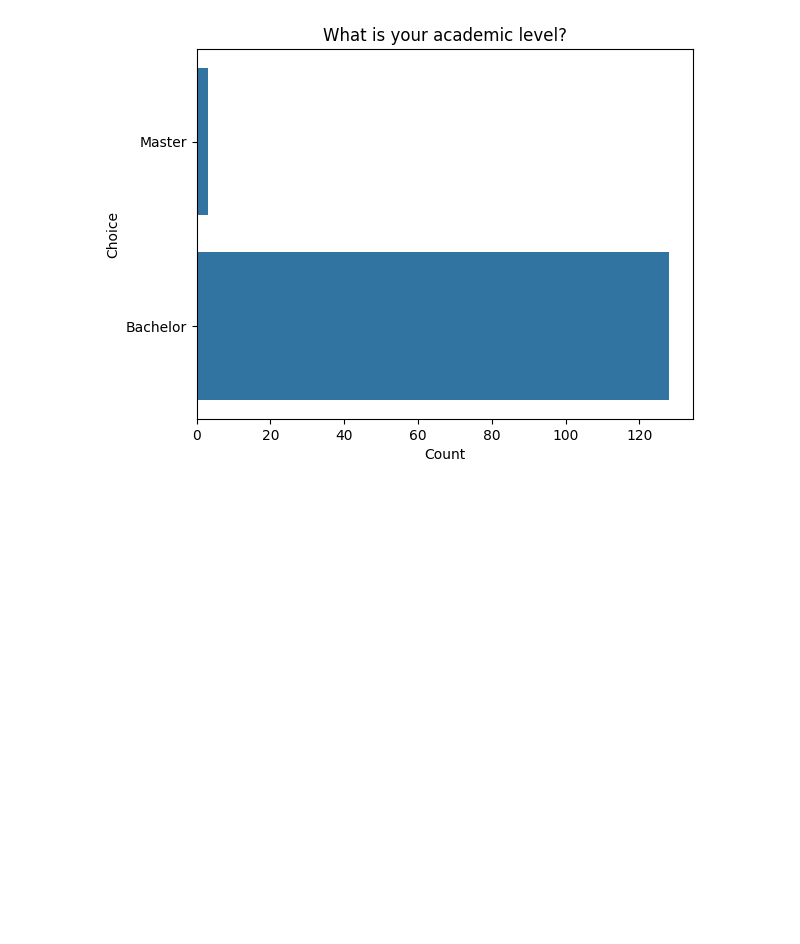
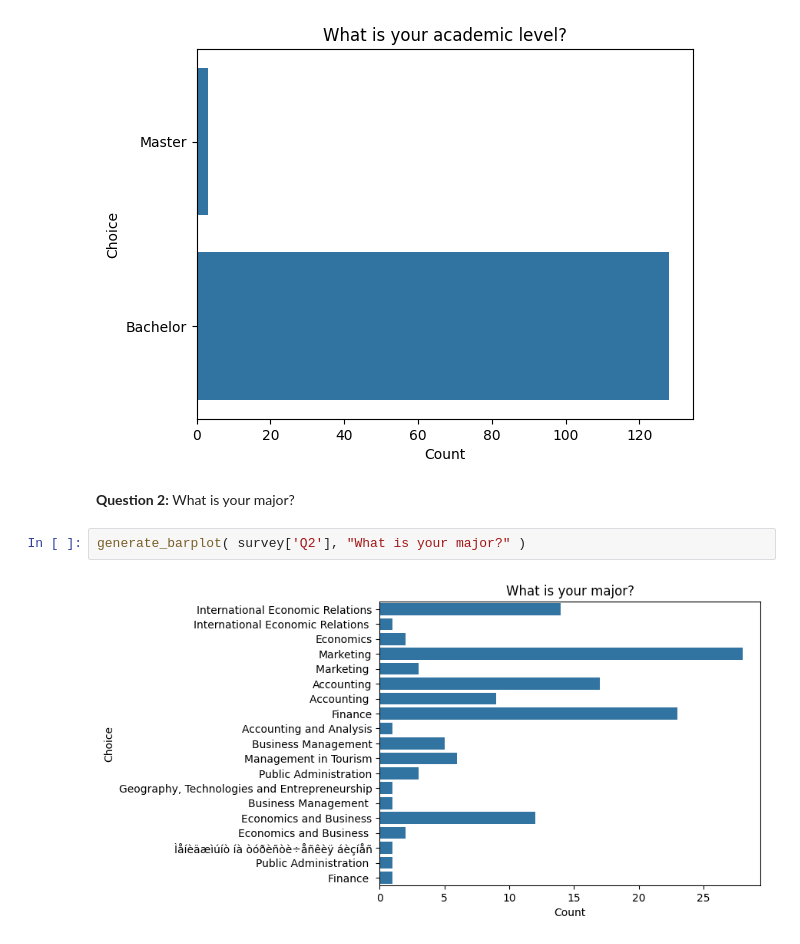
Before and after one commit to AndrejFinki/S7.IRP, a Jupyter notebook: src/dataset_2.ipynb, the cells around one changed output. Saved outputs shown, nothing was run; the diff lists cells and outputs as text; blank space fills up the shorter version.

Commit message:
Analyze chatbots survey

```diff
--- a/src/dataset_2.ipynb
+++ b/src/dataset_2.ipynb
@@ -80,3 +94,9 @@ def generate_barplot( data, title = "" ):
 generate_barplot( survey['Q1'], "What is your academic level?" )
 # %% [output]
 [figure]
+# %% [markdown]
+**Question 2:** What is your major?
+# %%
+generate_barplot( survey['Q2'], "What is your major?" )
+# %% [output]
+[figure, added]
```
Also changed, not shown: parts of 16 cells of this notebook.
